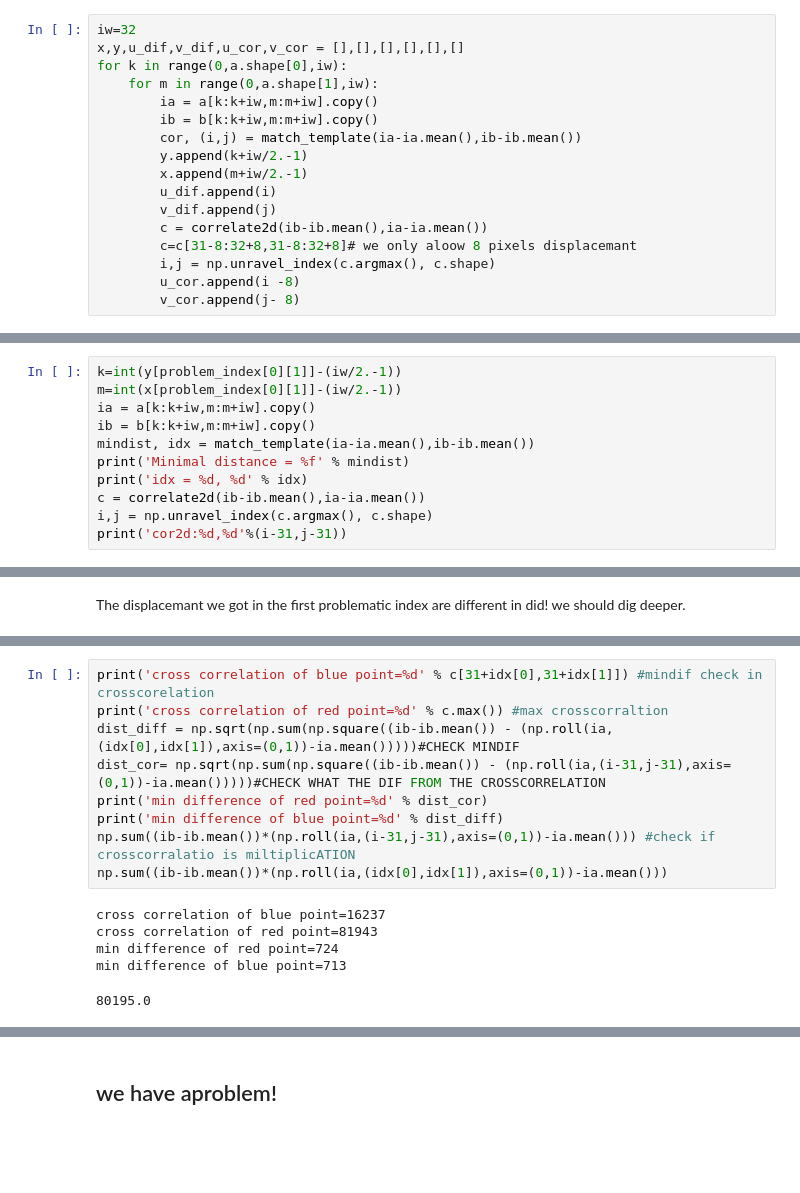
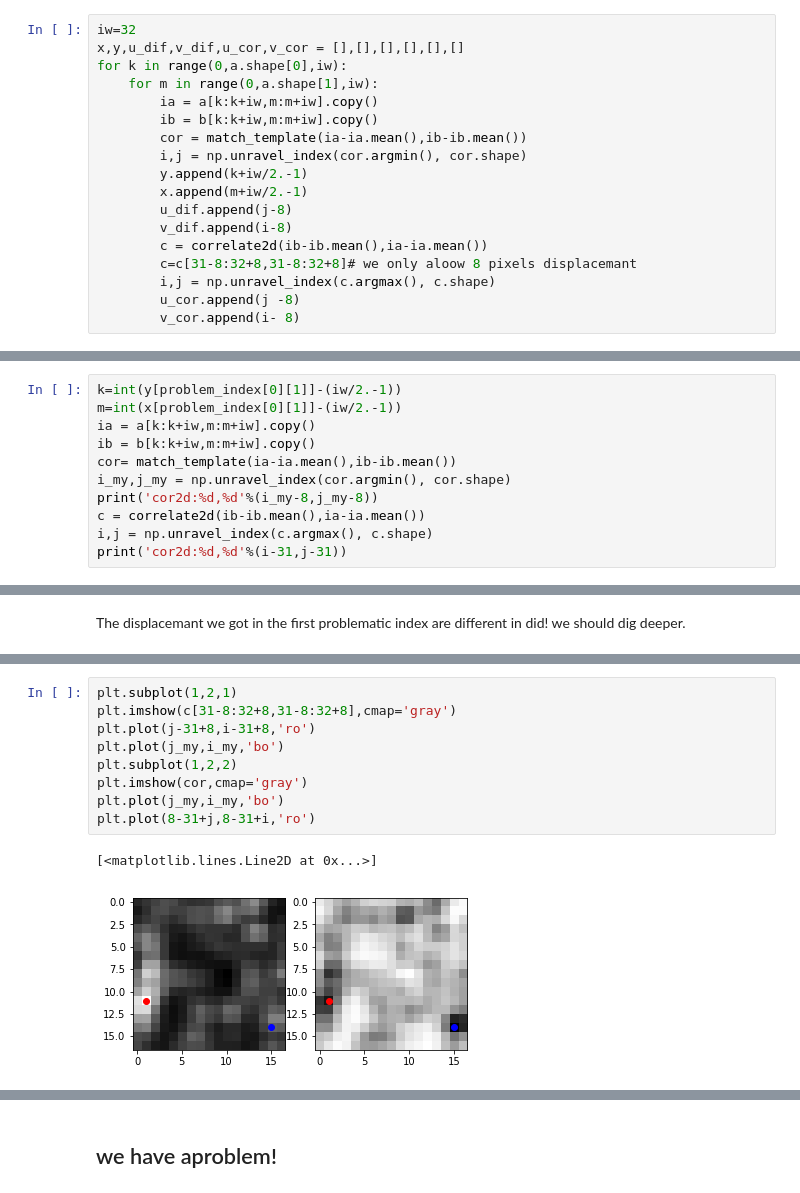
Before and after one commit to liorshig/OpenLearningPIV, a Jupyter notebook: exercises/ex1_correlate_img/piv_sum_VS_crosscorrelation_VS_FFT.ipynb, the cells around one changed output, grey strips where cells are left out. Drawn from its saved outputs; the diff is of its cells as text; blank space fills up the shorter version.

```diff
--- a/exercises/ex1_correlate_img/piv_sum_VS_crosscorrelation_VS_FFT.ipynb
+++ b/exercises/ex1_correlate_img/piv_sum_VS_crosscorrelation_VS_FFT.ipynb
@@ -106,16 +113,17 @@ for k in range(0,a.shape[0],iw):
     for m in range(0,a.shape[1],iw):
         ia = a[k:k+iw,m:m+iw].copy()
         ib = b[k:k+iw,m:m+iw].copy()
-        cor, (i,j) = match_template(ia-ia.mean(),ib-ib.mean())
+        cor = match_template(ia-ia.mean(),ib-ib.mean())
+        i,j = np.unravel_index(cor.argmin(), cor.shape)
         y.append(k+iw/2.-1)
         x.append(m+iw/2.-1)
-        u_dif.append(i)
-        v_dif.append(j)
+        u_dif.append(j-8)
+        v_dif.append(i-8)
         c = correlate2d(ib-ib.mean(),ia-ia.mean())
         c=c[31-8:32+8,31-8:32+8]# we only aloow 8 pixels displacemant
         i,j = np.unravel_index(c.argmax(), c.shape)
-        u_cor.append(i -8)
-        v_cor.append(j- 8)
+        u_cor.append(j -8)
+        v_cor.append(i- 8)
 # %%
 plt.figure(figsize=(12,5))
 plt.subplot(1,2,1)
@@ -146,9 +154,9 @@ k=int(y[problem_index[0][1]]-(iw/2.-1))
 m=int(x[problem_index[0][1]]-(iw/2.-1))
 ia = a[k:k+iw,m:m+iw].copy()
 ib = b[k:k+iw,m:m+iw].copy()
-mindist, idx = match_template(ia-ia.mean(),ib-ib.mean())
-print('Minimal distance = %f' % mindist)
-print('idx = %d, %d' % idx)
+cor= match_template(ia-ia.mean(),ib-ib.mean())
+i_my,j_my = np.unravel_index(cor.argmin(), cor.shape)
+print('cor2d:%d,%d'%(i_my-8,j_my-8))
 c = correlate2d(ib-ib.mean(),ia-ia.mean())
 i,j = np.unravel_index(c.argmax(), c.shape)
 print('cor2d:%d,%d'%(i-31,j-31))
@@ -168,15 +168,12 @@ plt.plot(31+idx[1],31+idx[0],'bo')
-# %%
-print('cross correlation of blue point=%d' % c[31+idx[0],31+idx[1]]) #mindif check in crosscorelation
-print('cross correlation of red point=%d' % c.max()) #max crosscorraltion
-dist_diff = np.sqrt(np.sum(np.square((ib-ib.mean()) - (np.roll(ia,(idx[0],idx[1]),axis=(0,1))-ia.mean()))))#CHECK MINDIF
-dist_cor= np.sqrt(np.sum(np.square((ib-ib.mean()) - (np.roll(ia,(i-31,j-31),axis=(0,1))-ia.mean()))))#CHECK WHAT THE DIF FROM THE CROSSCORRELATION
-print('min difference of red point=%d' % dist_cor)
-print('min difference of blue point=%d' % dist_diff)
-np.sum((ib-ib.mean())*(np.roll(ia,(i-31,j-31),axis=(0,1))-ia.mean())) #check if crosscorralatio is miltiplicATION
-np.sum((ib-ib.mean())*(np.roll(ia,(idx[0],idx[1]),axis=(0,1))-ia.mean()))
-# %% [output]
-cross correlation of blue point=16237
-cross correlation of red point=81943
-min difference of red point=724
-min difference of blue point=713
-80195.0
+# %%
+plt.subplot(1,2,1)
+plt.imshow(c[31-8:32+8,31-8:32+8],cmap='gray')
+plt.plot(j-31+8,i-31+8,'ro')
+plt.plot(j_my,i_my,'bo')
+plt.subplot(1,2,2)
+plt.imshow(cor,cmap='gray')
+plt.plot(j_my,i_my,'bo')
+plt.plot(8-31+j,8-31+i,'ro')
+# %% [output]
+[<matplotlib.lines.Line2D at 0x...>]
+[figure, added]
```
Also changed, not shown: parts of 12 cells of this notebook, 1 other file.
